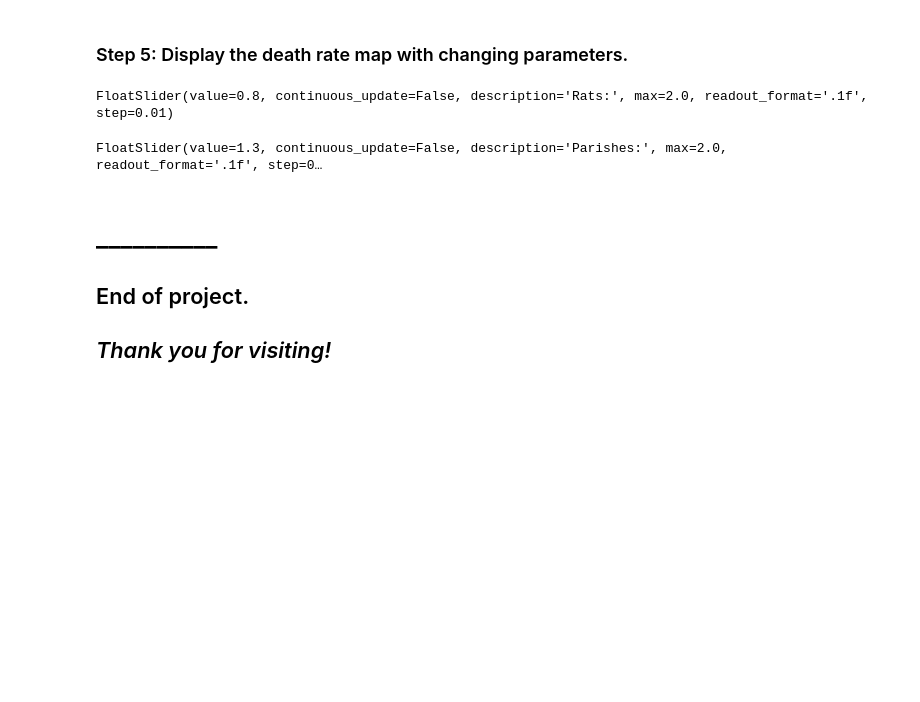
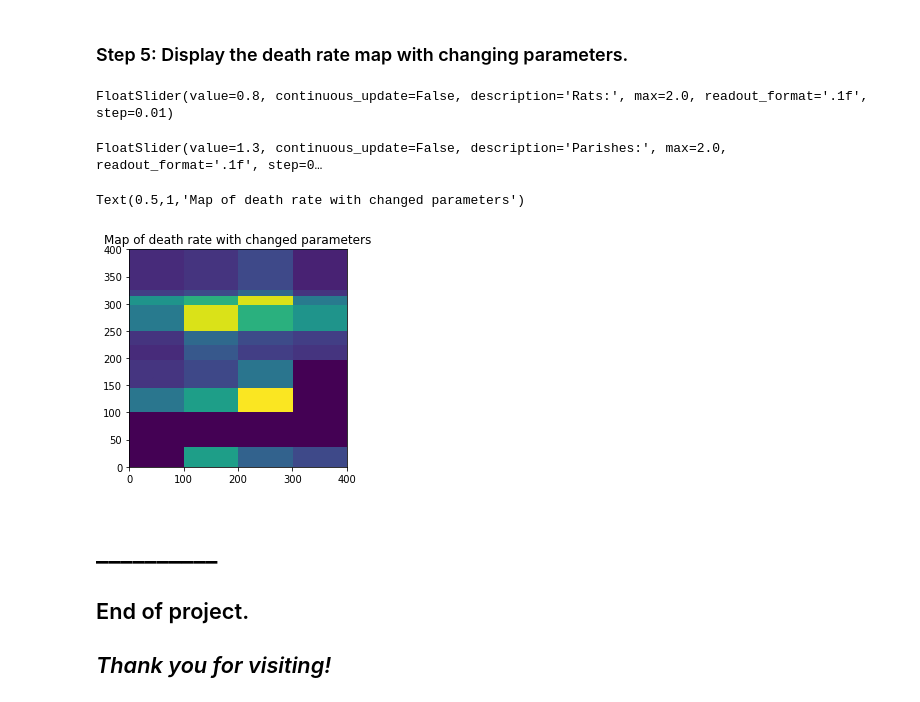
Before and after one commit to gy18gs/TheBlackDeath, a Jupyter notebook: TheBlackDeath.ipynb, the cells around one changed output. Cells and saved outputs as stored; diff of their text form; code cells hidden in the pictures; blank space fills up the shorter version.

Commit message:
sliders

```diff
--- a/TheBlackDeath.ipynb
+++ b/TheBlackDeath.ipynb
@@ -125,45 +125,77 @@ np.savetxt('deathmap.txt', result, fmt='%-6f' , newline="\r\n")
 # %%
 '''Step 5: Display the death rate map with interactive parameters.'''
 
-'''Step 5a: Imports for the slider widget.'''
+'''Step 5.1: Imports for the slider widget.'''
 import ipywidgets as widgets
 from matplotlib.widgets import Slider
 from pylab import *
 
 '''The initial equation for calculating death rate:
 deaths = (0.8 x rats) x (1.3 x parishes)'''
 
-'''Step 5b: Create the slider for the average rat population.'''
-widgets.FloatSlider(
+'''Step 5.2: Create the slider for the average rat population.'''
+wR = widgets.FloatSlider(
     value=0.8,
     min=0,
     max=2.0,
     step=0.01,
     description='Rats:',
     disabled=False,
     continuous_update=False,
     orientation='horizontal',
     readout=True,
     readout_format='.1f',
 )
+display(wR)
+
+'''Step 5.3: Create the slider for the parish population.'''
+wP = widgets.FloatSlider(
+    value=1.3,
+    min=0,
+    max=2.0,
+    step=0.01,
+    description='Parishes:',
+    disabled=False,
+    continuous_update=False,
+    orientation='horizontal',
+    readout=True,
+    readout_format='.1f',
+)
+display(wP)
+
+'''Step 5.4: Get the slider results to display on the new map,
+enabling user to change the equation parameter weights'''
+
+# Combine the 2 datasets to create a map of average death rate.
+result = []
+
+for r in range(len(environment1)):
+    row_a = environment1[r]
+    row_b = environment2[r]
+    rowlist = []
+    result.append(rowlist)
+    for c in range(len(row_a)):
+        r = row_a[c] # rats
+        p = row_b[c] # parishes
+        # d = (0.8 x r) x (1.3 x p) Equation used to calculate the average death rate
+        d = (0.8 * r) * (1.3 * p) #changed 0.8 for wR and 1.3 for wP
+        rowlist.append(d)
+        #print(d) # Test the result.
+
+# Show the new map of averarge death rate, with adjustable parameters.
+matplotlib.pyplot.xlim(0, 400)
+matplotlib.pyplot.ylim(0, 400)
+matplotlib.pyplot.imshow(result)
+matplotlib.pyplot.title('Map of death rate with changed parameters')
+
+
+
+#######################################
 # %% [output]
 FloatSlider(value=0.8, continuous_update=False, description='Rats:', max=2.0, readout_format='.1f', step=0.01)
+FloatSlider(value=1.3, continuous_update=False, description='Parishes:', max=2.0, readout_format='.1f', step=0…
+Text(0.5,1,'Map of death rate with changed parameters')
+[figure, added]
-# %%
-'''Step 5c: Create the slider for the parish population.'''
-widgets.FloatSlider(
-    value=1.3,
-    min=0,
-    max=2.0,
-    step=0.01,
-    description='Parishes:',
-    disabled=False,
-    continuous_update=False,
-    orientation='horizontal',
-    readout=True,
-    readout_format='.1f',
-)
-# %% [output]
-FloatSlider(value=1.3, continuous_update=False, description='Parishes:', max=2.0, readout_format='.1f', step=0…
 # %%
 #######################################
 # %% [markdown]
```
Also changed, not shown: parts of 2 cells of this notebook.
